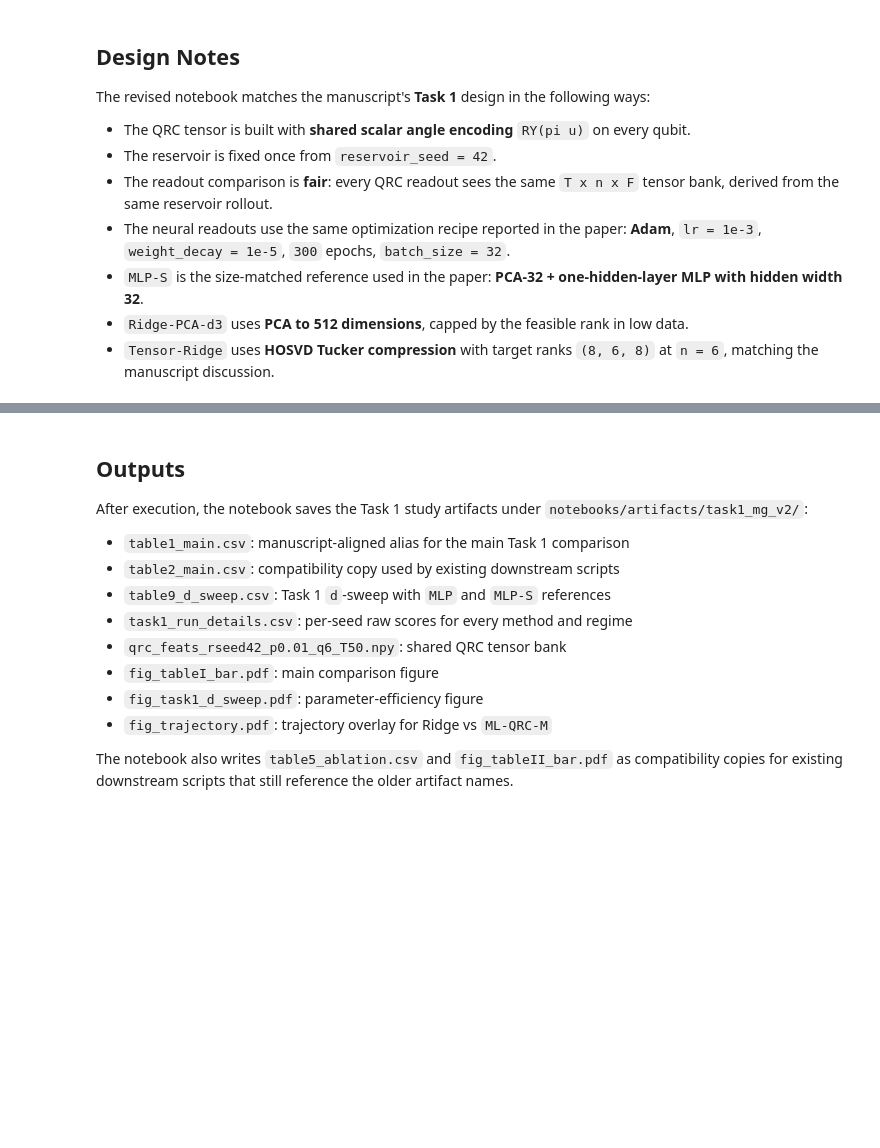
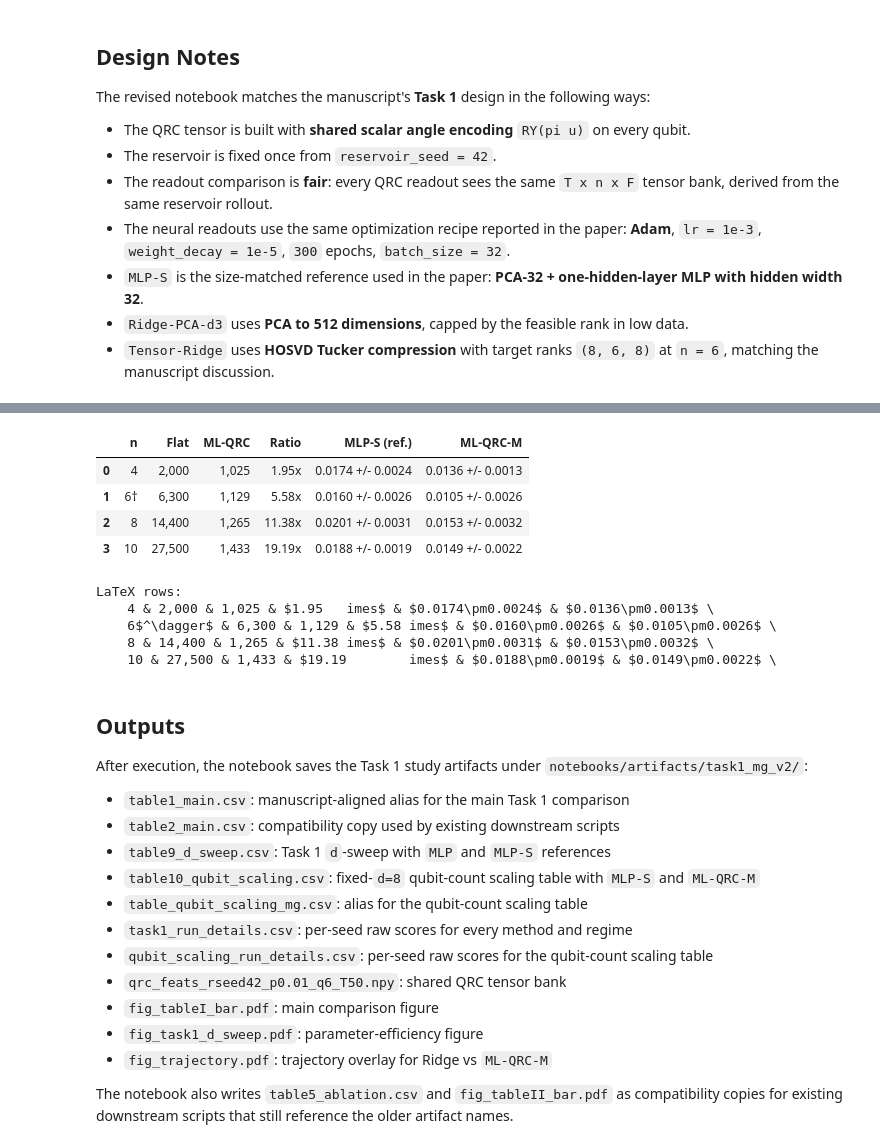
Before and after one commit to vantnprof/ML-QRC, a Jupyter notebook: notebooks/task1_mackey_glass_ml_qrc.ipynb, the cells around one changed output, grey strips where cells are left out. Saved outputs shown, nothing was run; the diff lists cells and outputs as text; code cells hidden in the pictures; blank space fills up the shorter version.

```diff
--- a/notebooks/task1_mackey_glass_ml_qrc.ipynb
+++ b/notebooks/task1_mackey_glass_ml_qrc.ipynb
@@ -103,6 +101,11 @@ CONFIG = {
     "mg_step": 0.1,
     "mg_x0": 1.2,
     "n_qubits": 6,
+
+    "qubit_scaling_n_values": [4, 6, 8, 10],
+
+    "qubit_scaling_d": 8,
+
     "n_layers": 1,
     "lookback": 50,
     "p_dep": 0.01,
@@ -140,11 +143,22 @@ REGIMES = {
 
 N_Q = CONFIG["n_qubits"]
 T = CONFIG["lookback"]
-F = N_Q + N_Q * (N_Q - 1) // 2
+
+def observable_count(n_qubits):
+    return n_qubits + n_qubits * (n_qubits - 1) // 2
+
+F = observable_count(N_Q)
 FLAT_DIM = T * N_Q * F
 
+def flat_dim_for(n_qubits, t_steps=T):
+    return t_steps * n_qubits * observable_count(n_qubits)
+
+def mlqrc_param_count_for(n_qubits, d, t_steps=T):
+    f_dim = observable_count(n_qubits)
+    return d * t_steps + d * n_qubits + d * f_dim + d**3 + 1
+
 def mlqrc_param_count(d):
-    return d * T + d * N_Q + d * F + d**3 + 1
+    return mlqrc_param_count_for(N_Q, d, T)
 
 config_view = pd.Series(CONFIG, name="value")
 display(config_view.to_frame())
@@ -756,3 +1208,50 @@ plt.show()
+# %%
+def format_mean_std(mean, std):
+    return f"{mean:.4f} +/- {std:.4f}"
+
+
+qubit_scaling_view = df_qubit_scaling.copy()
+qubit_scaling_view["n"] = qubit_scaling_view.apply(
+    lambda row: f"{int(row['n_qubits'])}†" if row["carried_from_task1"] else f"{int(row['n_qubits'])}",
+    axis=1,
+)
+qubit_scaling_view["Flat"] = qubit_scaling_view["flat_dim"].map(lambda value: f"{int(value):,}")
+qubit_scaling_view["ML-QRC"] = qubit_scaling_view["mlqrc_params"].map(lambda value: f"{int(value):,}")
+qubit_scaling_view["Ratio"] = qubit_scaling_view["ratio"].map(lambda value: f"{value:.2f}x")
+qubit_scaling_view["MLP-S (ref.)"] = qubit_scaling_view.apply(
+    lambda row: format_mean_std(row["mlp_s_mean"], row["mlp_s_std"]),
+    axis=1,
+)
+qubit_scaling_view["ML-QRC-M"] = qubit_scaling_view.apply(
+    lambda row: format_mean_std(row["mlqrc_mean"], row["mlqrc_std"]),
+    axis=1,
+)
+qubit_scaling_view = qubit_scaling_view[["n", "Flat", "ML-QRC", "Ratio", "MLP-S (ref.)", "ML-QRC-M"]]
+
+display(qubit_scaling_view)
+
+print("LaTeX rows:")
+for _, row in df_qubit_scaling.iterrows():
+    n_label = f"{int(row['n_qubits'])}"
+    if row["carried_from_task1"]:
+        n_label += r"$^\dagger$"
+    print(
+        f"    {n_label} & {int(row['flat_dim']):,} & {int(row['mlqrc_params']):,} & "
+        f"${row['ratio']:.2f}\times$ & "
+        f"${row['mlp_s_mean']:.4f}\pm{row['mlp_s_std']:.4f}$ & "
+        f"${row['mlqrc_mean']:.4f}\pm{row['mlqrc_std']:.4f}$ \\"
+    )
+# %% [output]
+|  | n | Flat | ML-QRC | Ratio | MLP-S (ref.) | ML-QRC-M |
+| 0 | 4 | 2,000 | 1,025 | 1.95x | 0.0174 +/- 0.0024 | 0.0136 +/- 0.0013 |
+| 1 | 6† | 6,300 | 1,129 | 5.58x | 0.0160 +/- 0.0026 | 0.0105 +/- 0.0026 |
+| 2 | 8 | 14,400 | 1,265 | 11.38x | 0.0201 +/- 0.0031 | 0.0153 +/- 0.0032 |
+| 3 | 10 | 27,500 | 1,433 | 19.19x | 0.0188 +/- 0.0019 | 0.0149 +/- 0.0022 |
+LaTeX rows:
+    4 & 2,000 & 1,025 & $1.95   imes$ & $0.0174\pm0.0024$ & $0.0136\pm0.0013$ \
+    6$^\dagger$ & 6,300 & 1,129 & $5.58 imes$ & $0.0160\pm0.0026$ & $0.0105\pm0.0026$ \
+    8 & 14,400 & 1,265 & $11.38 imes$ & $0.0201\pm0.0031$ & $0.0153\pm0.0032$ \
+    10 & 27,500 & 1,433 & $19.19        imes$ & $0.0188\pm0.0019$ & $0.0149\pm0.0022$ \
 # %% [markdown]
 ## Outputs
 
@@ -761,7 +1260,10 @@ After execution, the notebook saves the Task 1 study artifacts under `notebooks/
 - `table1_main.csv`: manuscript-aligned alias for the main Task 1 comparison
 - `table2_main.csv`: compatibility copy used by existing downstream scripts
 - `table9_d_sweep.csv`: Task 1 `d`-sweep with `MLP` and `MLP-S` references
+- `table10_qubit_scaling.csv`: fixed-`d=8` qubit-count scaling table with `MLP-S` and `ML-QRC-M`
+- `table_qubit_scaling_mg.csv`: alias for the qubit-count scaling table
 - `task1_run_details.csv`: per-seed raw scores for every method and regime
+- `qubit_scaling_run_details.csv`: per-seed raw scores for the qubit-count scaling table
 - `qrc_feats_rseed42_p0.01_q6_T50.npy`: shared QRC tensor bank
 - `fig_tableI_bar.pdf`: main comparison figure
 - `fig_task1_d_sweep.pdf`: parameter-efficiency figure
```
Also changed, not shown: parts of 17 cells of this notebook, 3 other files.
